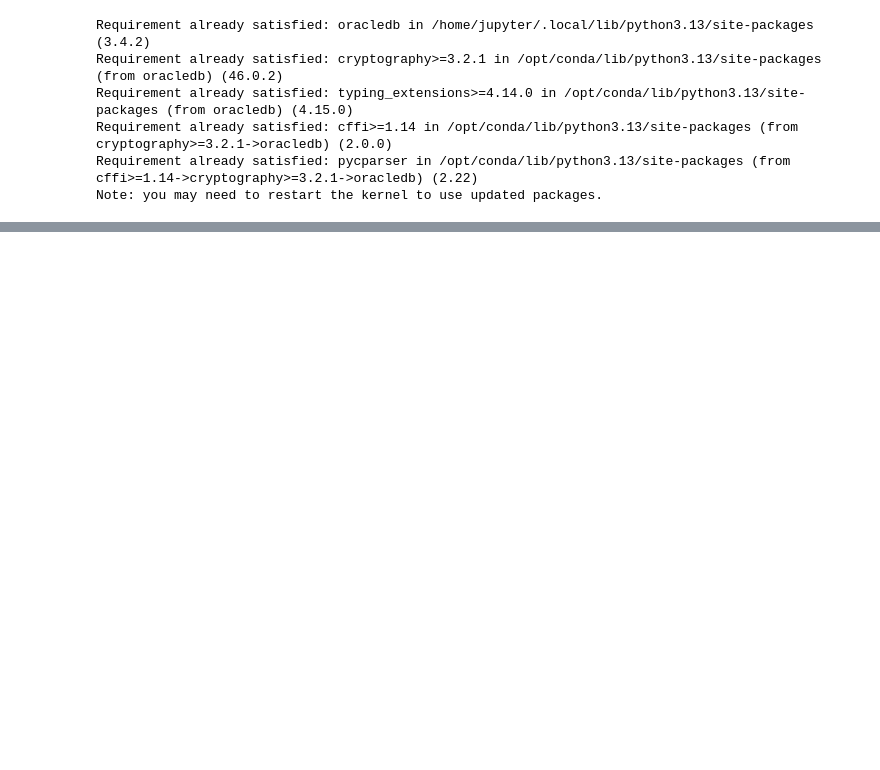
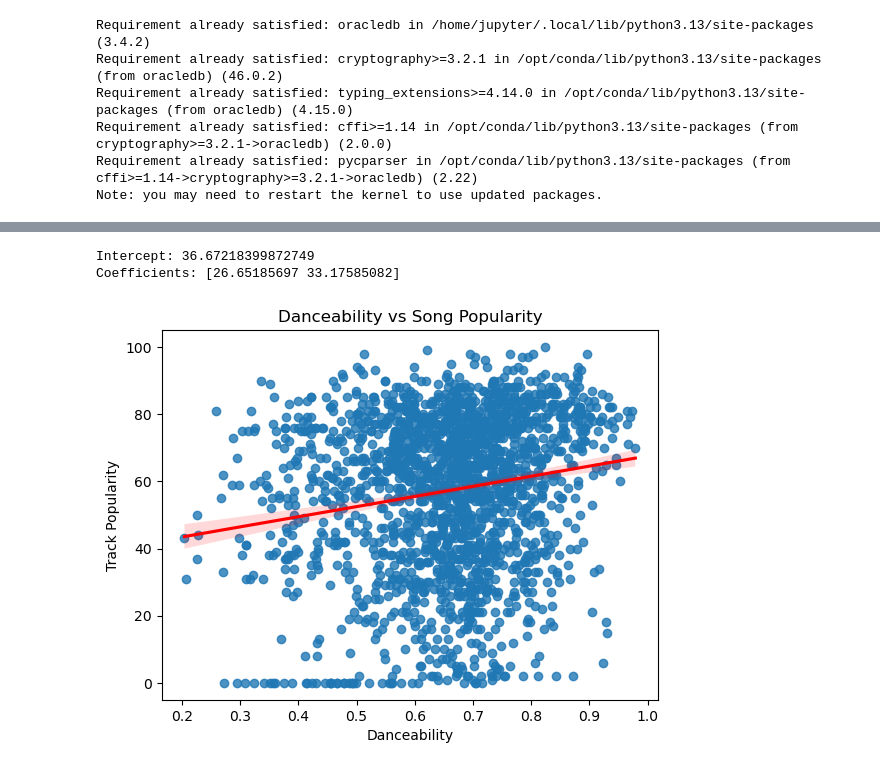
Before and after one commit to emmaoh/cpsc368-project6, a Jupyter notebook: rq2-hayden.ipynb, the cells around one changed output, grey strips where cells are left out. Saved outputs shown, nothing was run; the diff lists cells and outputs as text; code cells hidden in the pictures; blank space fills up the shorter version.

Commit message:
Created visualizations

```diff
--- a/rq2-hayden.ipynb
+++ b/rq2-hayden.ipynb
@@ -40,6 +48,12 @@ for i, stmt in enumerate(statements, start=1):
 
 connection.commit()
 # %%
-cur.execute("SELECT COUNT(*) FROM CHARTS")
-print(cur.fetchone())
+#Query SQL data and put into pandas dataframe
+
+
+sql_query = "SELECT danceability, speechiness, track_popularity FROM SPOTIFY_SONGS"
+
+rq2_df = pd.read_sql(sql_query, connection)
+
+rq2_df.head
 # %% [output]
@@ -46,0 +74,31 @@ print(cur.fetchone())
+# %%
+#Fit a linear model and print coefs
+
+X = rq2_df[['DANCEABILITY', 'SPEECHINESS']]
+y = rq2_df['TRACK_POPULARITY']
+
+model = LinearRegression()
+model.fit(X, y)
+
+print("Intercept:", model.intercept_)
+print("Coefficients:", model.coef_)
+# %% [output]
+Intercept: 36.67218399872749
+Coefficients: [26.65185697 33.17585082]
+# %%
+#Plot of Danceability vs Track Popularity
+
+sns.regplot(
+    x="DANCEABILITY",
+    y="TRACK_POPULARITY",
+    data=rq2_df,
+    line_kws={"color":"red"}
+)
+
+plt.title("Danceability vs Song Popularity")
+plt.xlabel("Danceability")
+plt.ylabel("Track Popularity")
+
+plt.show()
+# %% [output]
+[figure, added]
```
Also changed, not shown: parts of 5 cells of this notebook.
